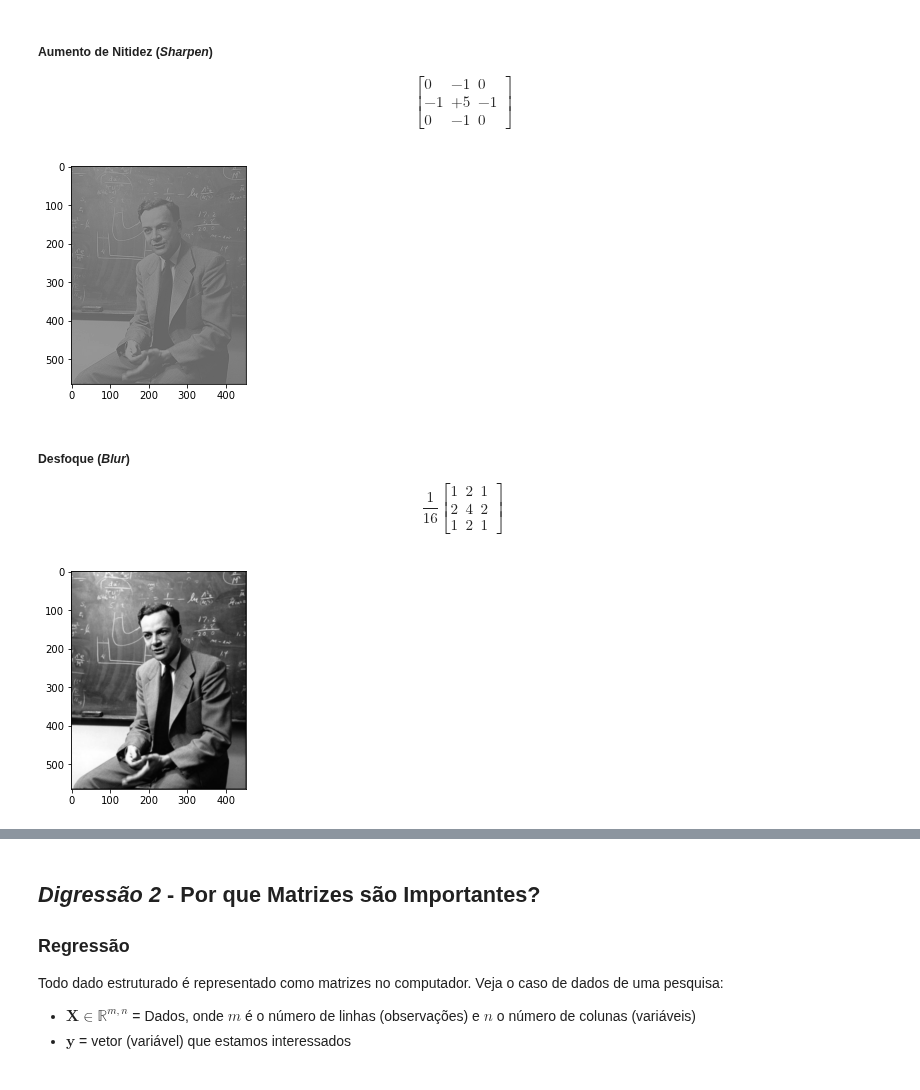
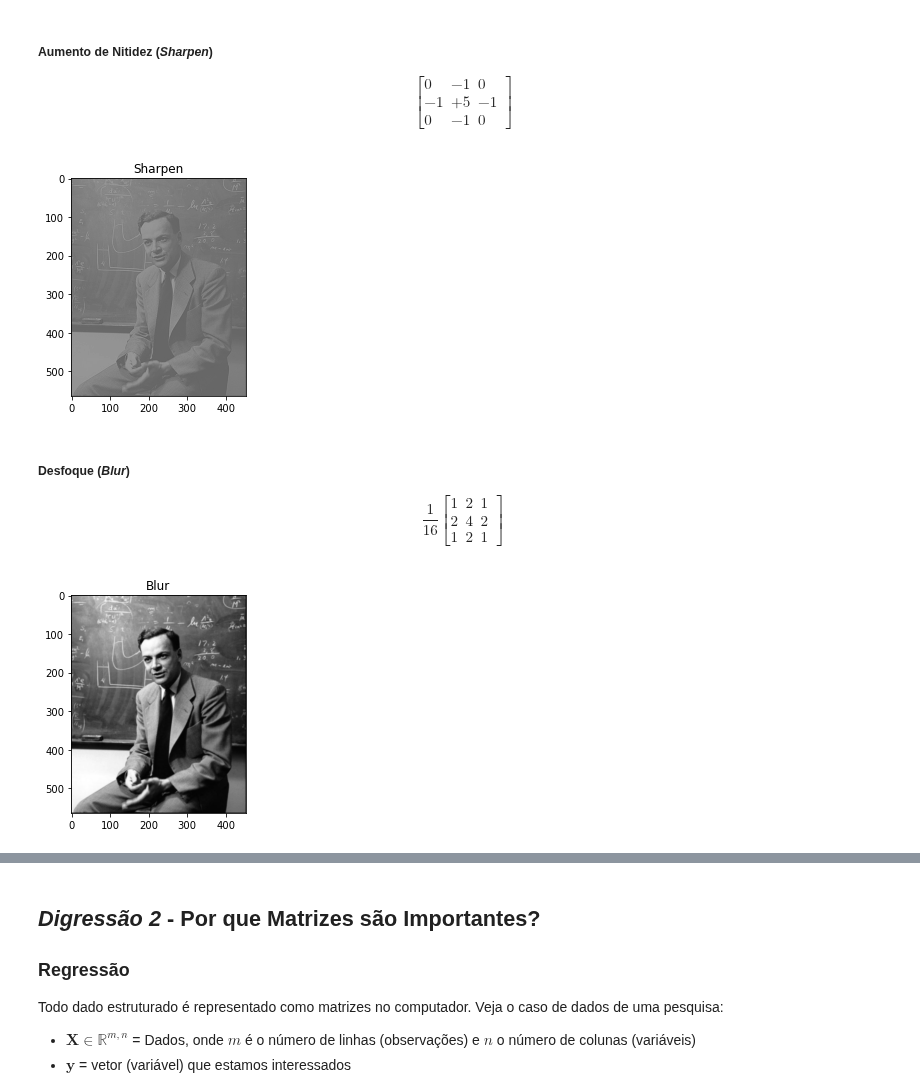
Before and after one commit to storopoli/ciencia-de-dados, a Jupyter notebook: notebooks/Aula_6_Numpy_Algebra_Linear.ipynb, the cells around one changed output, grey strips where cells are left out. Cells and saved outputs as stored; diff of their text form; code cells hidden in the pictures.

```diff
--- a/notebooks/Aula_6_Numpy_Algebra_Linear.ipynb
+++ b/notebooks/Aula_6_Numpy_Algebra_Linear.ipynb
@@ -195,9 +199,10 @@ sharpen = np.array([[0, -1, 0],
 # %%
 feynman_sharpen = convolve(feynman, sharpen)
 plt.imshow(feynman_sharpen, cmap='gray')
+plt.title('Sharpen')
 plt.show()
 # %% [output]
-[figure, old version]
+[figure, new version]
 # %% [markdown]
 ##### Desfoque (*Blur*)
 
@@ -216,6 +221,7 @@ blur = np.array([[1, 2, 1],
 # %%
 feynman_blur = convolve(feynman, blur)
 plt.imshow(feynman_blur, cmap='gray')
+plt.title('Blur')
 plt.show()
 # %% [output]
-[figure, old version]
+[figure, new version]
```
Also changed, not shown: parts of 12 cells of this notebook.
